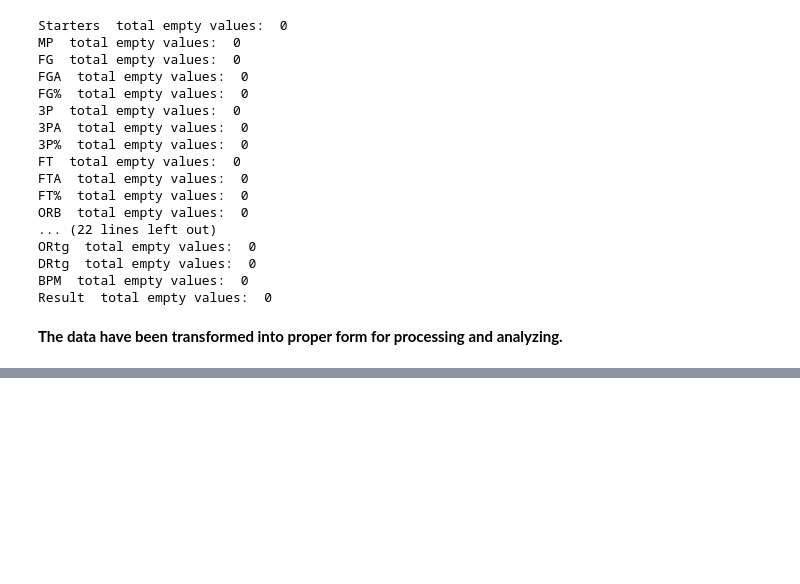
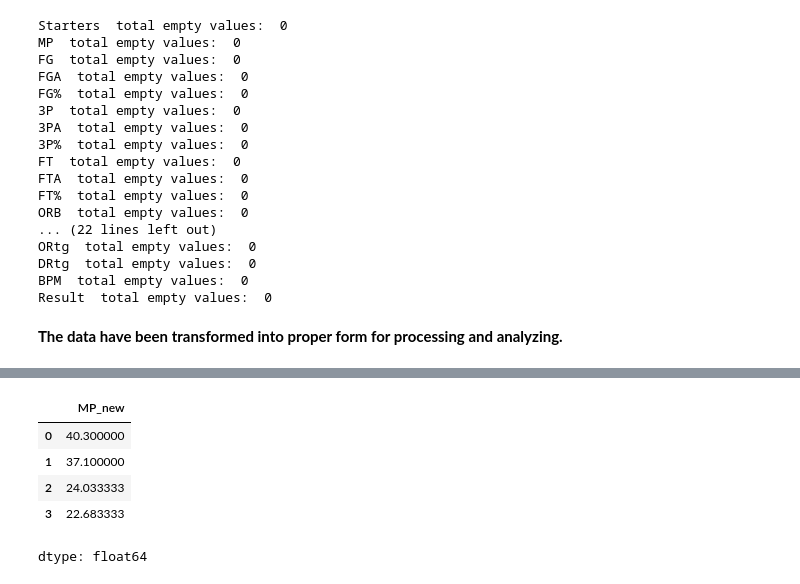
Before and after one commit to ChristosBellos/MyMachineLearningRepository, a Jupyter notebook: Basketball_Games_Analysis.ipynb, the cells around one changed output, grey strips where cells are left out. Saved outputs shown, nothing was run; the diff lists cells and outputs as text; code cells hidden in the pictures; blank space fills up the shorter version.

```diff
--- a/Basketball_Games_Analysis.ipynb
+++ b/Basketball_Games_Analysis.ipynb
@@ -165,0 +278,29 @@ Result  total empty values:  0
+# %%
+df_clean["MP"] = df_clean["MP"].astype(str).str.strip()
+
+def mp_to_minutes(x):
+  if x=="" or x.lower() == "nan":
+    return np.nan
+
+  s = str(x).strip()
+  parts = s.split(":")
+
+  if len(parts)<2:
+    return np.nan
+
+  try:
+    minutes = int(parts[0])
+    seconds = int(parts[1])
+    return minutes + seconds / 60
+  except ValueError:
+    return np.nan
+
+df_clean["MP_new"] = df_clean["MP"].apply(mp_to_minutes)
+df_clean["MP_new"].head(4)
+# %% [output]
+|  | MP_new |
+| 0 | 40.300000 |
+| 1 | 37.100000 |
+| 2 | 24.033333 |
+| 3 | 22.683333 |
+dtype: float64
```
Also changed, not shown: parts of 11 cells of this notebook.
